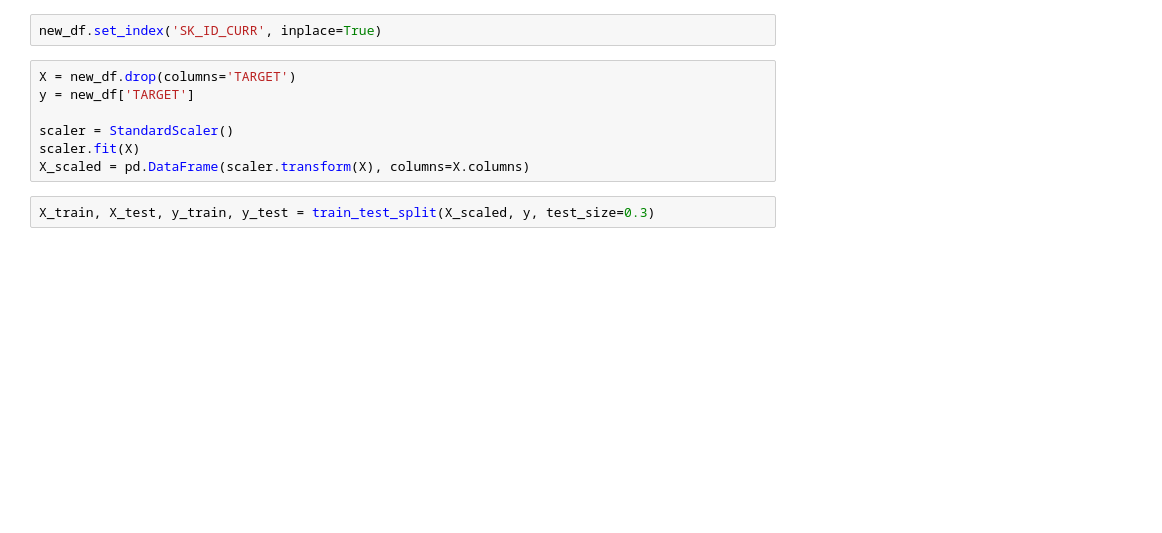
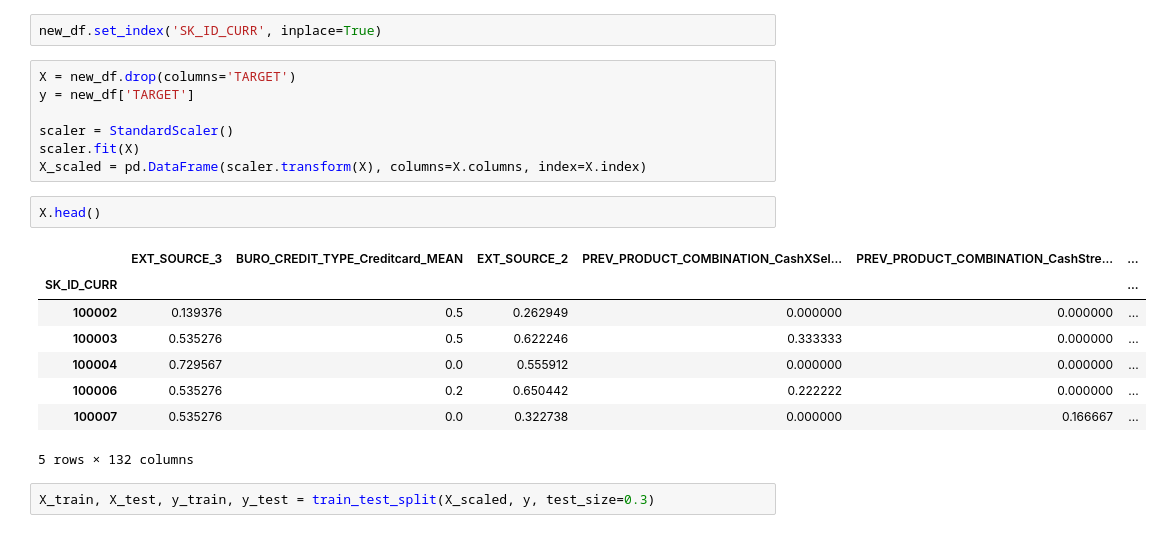
Before and after one commit to matthieu0guim/datascientist_P7, a Jupyter notebook: opti_hyperparametre_et_entrainement_modeles-Copy1.ipynb, the cells around one changed output. Cells and saved outputs as stored; diff of their text form; blank space fills up the shorter version.

```diff
--- a/opti_hyperparametre_et_entrainement_modeles-Copy1.ipynb
+++ b/opti_hyperparametre_et_entrainement_modeles-Copy1.ipynb
@@ -25,6 +25,17 @@ y = new_df['TARGET']
 
 scaler = StandardScaler()
 scaler.fit(X)
-X_scaled = pd.DataFrame(scaler.transform(X), columns=X.columns)
+X_scaled = pd.DataFrame(scaler.transform(X), columns=X.columns, index=X.index)
+# %%
+X.head()
+# %% [output]
+|  | EXT_SOURCE_3 | BURO_CREDIT_TYPE_Creditcard_MEAN | EXT_SOURCE_2 | PREV_PRODUCT_COMBINATION_CashXSel... | PREV_PRODUCT_COMBINATION_CashStre... | ... |
+| SK_ID_CURR |  |  |  |  |  | ... |
+| 100002 | 0.139376 | 0.5 | 0.262949 | 0.000000 | 0.000000 | ... |
+| 100003 | 0.535276 | 0.5 | 0.622246 | 0.333333 | 0.000000 | ... |
+| 100004 | 0.729567 | 0.0 | 0.555912 | 0.000000 | 0.000000 | ... |
+| 100006 | 0.535276 | 0.2 | 0.650442 | 0.222222 | 0.000000 | ... |
+| 100007 | 0.535276 | 0.0 | 0.322738 | 0.000000 | 0.166667 | ... |
+5 rows × 132 columns
 # %%
 X_train, X_test, y_train, y_test = train_test_split(X_scaled, y, test_size=0.3)
```
Also changed, not shown: parts of 4 cells of this notebook, 3 other files.
